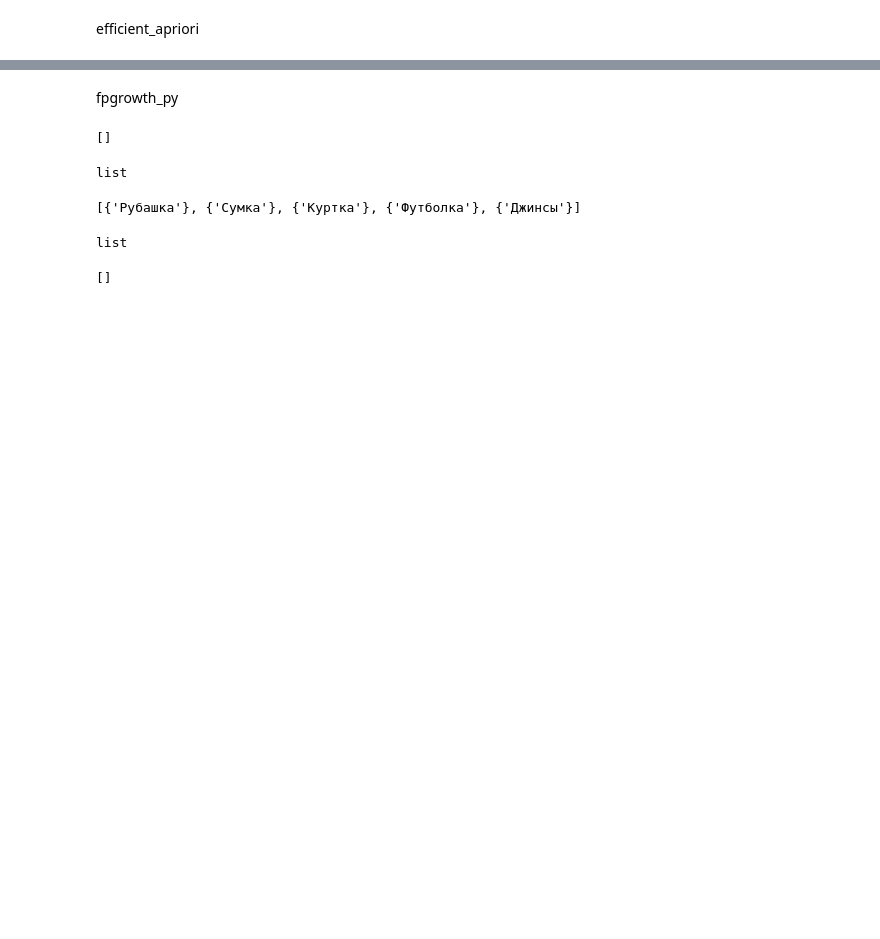
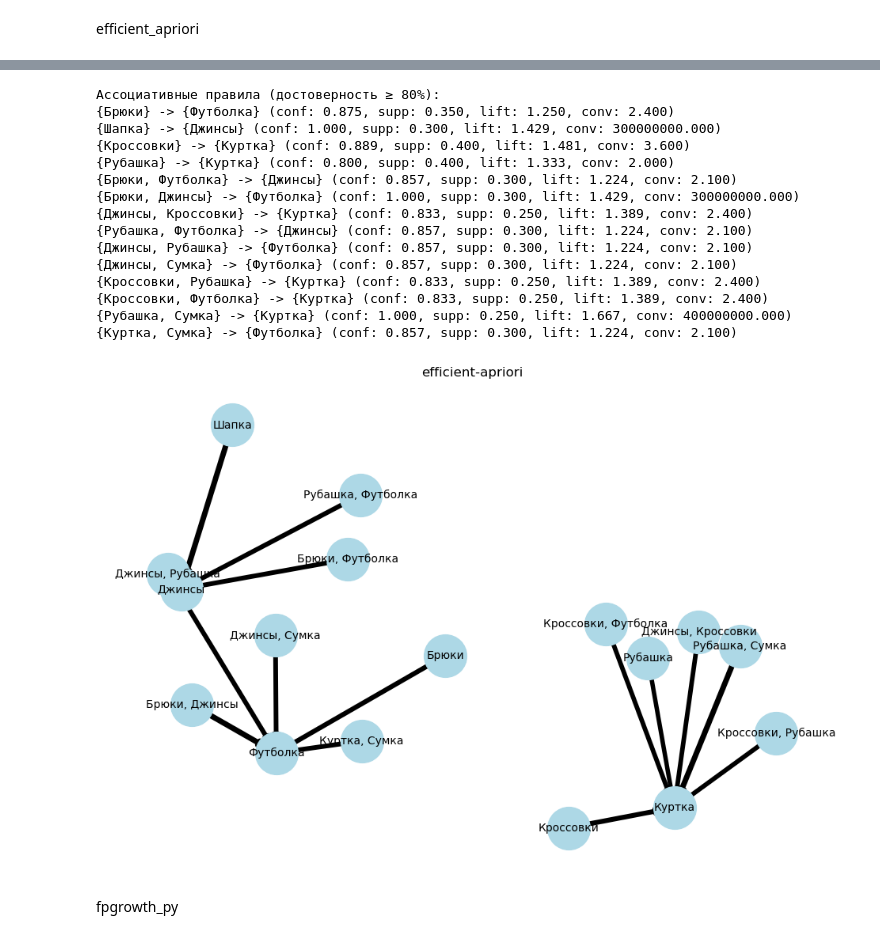
Before and after one commit to SirFerr/Itit, a Jupyter notebook: pr1_1.ipynb, the cells around one changed output, grey strips where cells are left out. Saved outputs shown, nothing was run; the diff lists cells and outputs as text; code cells hidden in the pictures; blank space fills up the shorter version.

```diff
--- a/pr1_1.ipynb
+++ b/pr1_1.ipynb
@@ -82,0 +144,19 @@ rules
+# %%
+from efficient_apriori import apriori
+start = time.time()
+itemsets, rules = apriori(transactions, min_support=min_sup, min_confidence=0.6)
+times['efficient-apriori'] = time.time() - start
+
+print("\nАссоциативные правила (достоверность ≥ 60%):")
+for rule in rules:
+    print(rule)
+
+rules_data = []
+for r in rules:
+    rules_data.append({
+        'antecedent': tuple(r.lhs),
+        'consequent': tuple(r.rhs),
+        'confidence': r.confidence
+    })
+
+draw_rules_graph(rules_data, title="efficient-apriori")
@@ -83,2 +182,35 @@ rules
+# %%
+itemsets, rules = apriori(transactions, min_support=min_sup, min_confidence=0.8)
+
+print("\nАссоциативные правила (достоверность ≥ 80%):")
+for rule in rules:
+    print(rule)
+
+rules_data = []
+for r in rules:
+    rules_data.append({
+        'antecedent': tuple(r.lhs),
+        'consequent': tuple(r.rhs),
+        'confidence': r.confidence
+    })
+
+draw_rules_graph(rules_data, title="efficient-apriori")
+# %% [output]
+Ассоциативные правила (достоверность ≥ 80%):
+{Брюки} -> {Футболка} (conf: 0.875, supp: 0.350, lift: 1.250, conv: 2.400)
+{Шапка} -> {Джинсы} (conf: 1.000, supp: 0.300, lift: 1.429, conv: 300000000.000)
+{Кроссовки} -> {Куртка} (conf: 0.889, supp: 0.400, lift: 1.481, conv: 3.600)
+{Рубашка} -> {Куртка} (conf: 0.800, supp: 0.400, lift: 1.333, conv: 2.000)
+{Брюки, Футболка} -> {Джинсы} (conf: 0.857, supp: 0.300, lift: 1.224, conv: 2.100)
+{Брюки, Джинсы} -> {Футболка} (conf: 1.000, supp: 0.300, lift: 1.429, conv: 300000000.000)
+{Джинсы, Кроссовки} -> {Куртка} (conf: 0.833, supp: 0.250, lift: 1.389, conv: 2.400)
+{Рубашка, Футболка} -> {Джинсы} (conf: 0.857, supp: 0.300, lift: 1.224, conv: 2.100)
+{Джинсы, Рубашка} -> {Футболка} (conf: 0.857, supp: 0.300, lift: 1.224, conv: 2.100)
+{Джинсы, Сумка} -> {Футболка} (conf: 0.857, supp: 0.300, lift: 1.224, conv: 2.100)
+{Кроссовки, Рубашка} -> {Куртка} (conf: 0.833, supp: 0.250, lift: 1.389, conv: 2.400)
+{Кроссовки, Футболка} -> {Куртка} (conf: 0.833, supp: 0.250, lift: 1.389, conv: 2.400)
+{Рубашка, Сумка} -> {Куртка} (conf: 1.000, supp: 0.250, lift: 1.667, conv: 400000000.000)
+{Куртка, Сумка} -> {Футболка} (conf: 0.857, supp: 0.300, lift: 1.224, conv: 2.100)
+[figure, added]
 # %% [markdown]
 fpgrowth_py
@@ -87,21 +216,0 @@ from fpgrowth_py import fpgrowth
-# %%
-freqItemSet, rules = fpgrowth(transactions, minSupRatio=0.5, minConf=0.5)
-print(rules)
-# %% [output]
-[]
-# %%
-type(freqItemSet)
-# %% [output]
-list
-# %%
-freqItemSet
-# %% [output]
-[{'Рубашка'}, {'Сумка'}, {'Куртка'}, {'Футболка'}, {'Джинсы'}]
-# %%
-type(rules)
-# %% [output]
-list
-# %%
-rules
-# %% [output]
-[]
```
Also changed, not shown: parts of 24 cells of this notebook, 4 other files.
